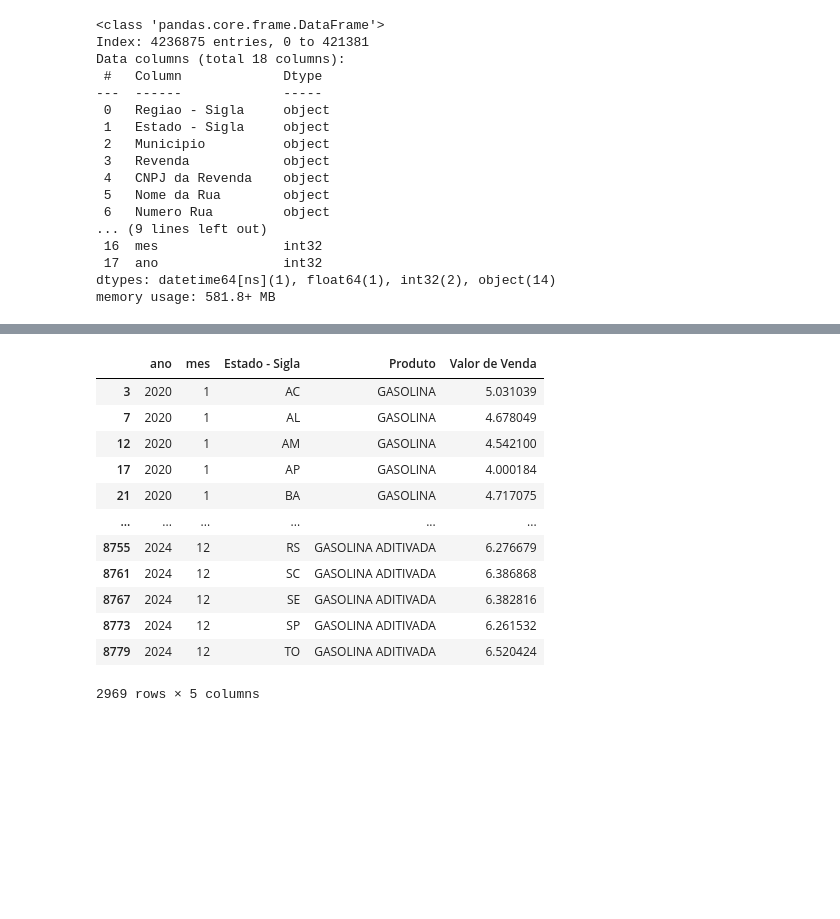
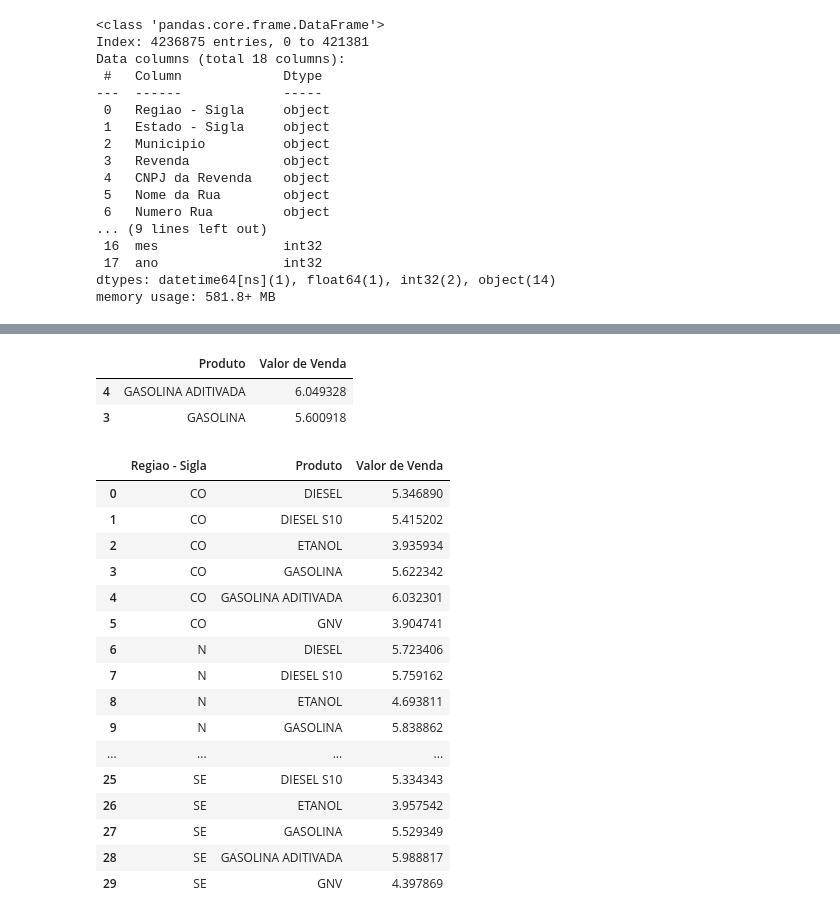
Before and after one commit to vivian-assis/aulasenacbigdata, a Jupyter notebook: AtividadeAnaliseCombustiveis.ipynb, the cells around one changed output, grey strips where cells are left out. Cells and saved outputs as stored; diff of their text form; code cells hidden in the pictures; blank space fills up the shorter version.

```diff
--- a/AtividadeAnaliseCombustiveis.ipynb
+++ b/AtividadeAnaliseCombustiveis.ipynb
@@ -64,17 +58,32 @@ dfmes_gasadv = dfmes.loc[(dfmes['Produto'] == 'GASOLINA ADITIVADA')] #exibindo s
-# %%
-dfmes_gasXadv = pd.concat([dfmes_gasolina,dfmes_gasadv])
-dfmes_gasXadv
-# %% [output]
-|  | ano | mes | Estado - Sigla | Produto | Valor de Venda |
-| 3 | 2020 | 1 | AC | GASOLINA | 5.031039 |
-| 7 | 2020 | 1 | AL | GASOLINA | 4.678049 |
-| 12 | 2020 | 1 | AM | GASOLINA | 4.542100 |
-| 17 | 2020 | 1 | AP | GASOLINA | 4.000184 |
-| 21 | 2020 | 1 | BA | GASOLINA | 4.717075 |
-| ... | ... | ... | ... | ... | ... |
-| 8755 | 2024 | 12 | RS | GASOLINA ADITIVADA | 6.276679 |
-| 8761 | 2024 | 12 | SC | GASOLINA ADITIVADA | 6.386868 |
-| 8767 | 2024 | 12 | SE | GASOLINA ADITIVADA | 6.382816 |
-| 8773 | 2024 | 12 | SP | GASOLINA ADITIVADA | 6.261532 |
-| 8779 | 2024 | 12 | TO | GASOLINA ADITIVADA | 6.520424 |
-2969 rows × 5 columns
+# %%
+df_produto = df.groupby('Produto')['Valor de Venda'].mean().reset_index()
+df_produto
+df_gasolina_comum = df_produto.loc[(df_produto['Produto'] == 'GASOLINA')]
+df_gasolina_aditiv = df_produto.loc[(df_produto['Produto'] == 'GASOLINA ADITIVADA')]
+df_gasolinas = pd.concat([df_gasolina_aditiv, df_gasolina_comum])
+df_gasolinas
+# %% [output]
+|  | Produto | Valor de Venda |
+| 4 | GASOLINA ADITIVADA | 6.049328 |
+| 3 | GASOLINA | 5.600918 |
+# %%
+df_regioes = df.groupby(['Regiao - Sigla', 'Produto'])['Valor de Venda'].mean().reset_index()
+df_regioes
+# %% [output]
+|  | Regiao - Sigla | Produto | Valor de Venda |
+| 0 | CO | DIESEL | 5.346890 |
+| 1 | CO | DIESEL S10 | 5.415202 |
+| 2 | CO | ETANOL | 3.935934 |
+| 3 | CO | GASOLINA | 5.622342 |
+| 4 | CO | GASOLINA ADITIVADA | 6.032301 |
+| 5 | CO | GNV | 3.904741 |
+| 6 | N | DIESEL | 5.723406 |
+| 7 | N | DIESEL S10 | 5.759162 |
+| 8 | N | ETANOL | 4.693811 |
+| 9 | N | GASOLINA | 5.838862 |
+| ... | ... | ... | ... |
+| 25 | SE | DIESEL S10 | 5.334343 |
+| 26 | SE | ETANOL | 3.957542 |
+| 27 | SE | GASOLINA | 5.529349 |
+| 28 | SE | GASOLINA ADITIVADA | 5.988817 |
+| 29 | SE | GNV | 4.397869 |
```
Also changed, not shown: parts of 7 cells of this notebook.
